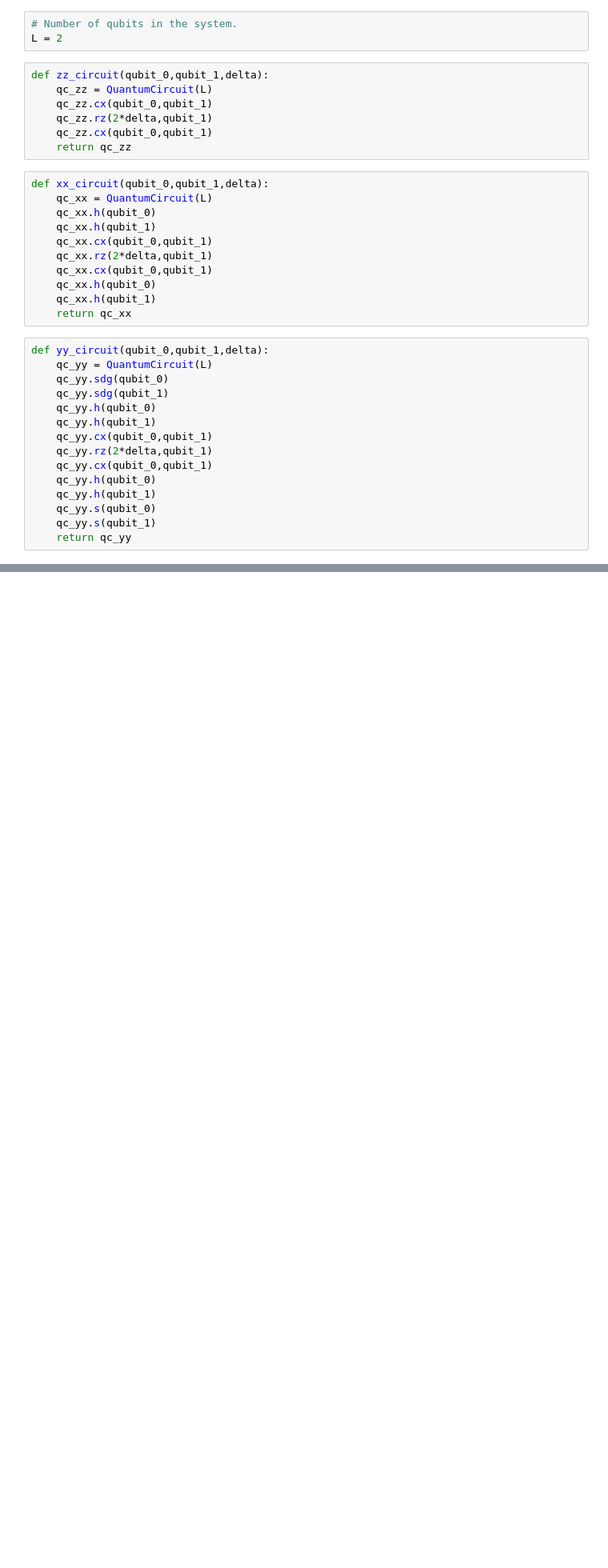
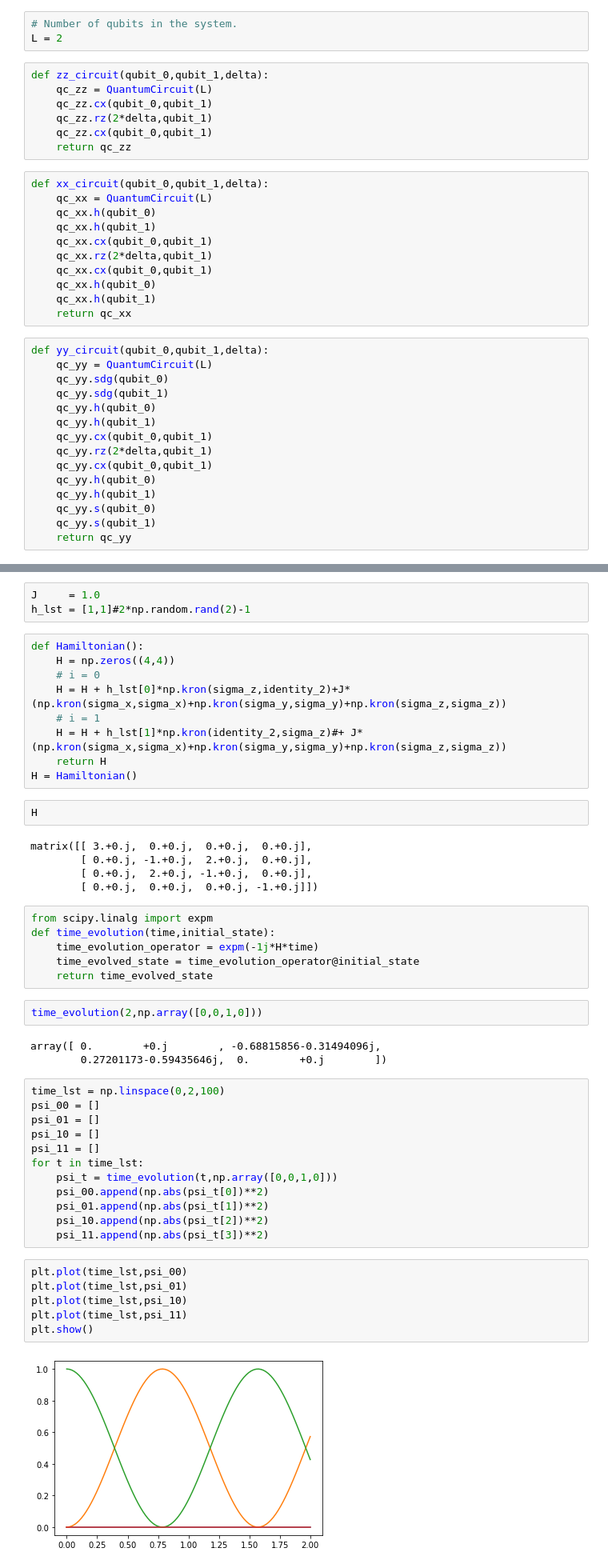
Before and after one commit to psasanka1729/hamiltonian_evolution_heisenberg_model, a Jupyter notebook: Ising-model-simulation-plot.ipynb, the cells around one changed output, grey strips where cells are left out. Shown at 80% size. Cells and saved outputs as stored; diff of their text form; blank space fills up the shorter version.

```diff
--- a/Ising-model-simulation-plot.ipynb
+++ b/Ising-model-simulation-plot.ipynb
@@ -158,0 +284,50 @@ answer
+# %%
+J     = 1.0
+h_lst = [1,1]#2*np.random.rand(2)-1
+# %%
+def Hamiltonian():
+    H = np.zeros((4,4))
+    # i = 0
+    H = H + h_lst[0]*np.kron(sigma_z,identity_2)+J*(np.kron(sigma_x,sigma_x)+np.kron(sigma_y,sigma_y)+np.kron(sigma_z,sigma_z))
+    # i = 1
+    H = H + h_lst[1]*np.kron(identity_2,sigma_z)#+ J*(np.kron(sigma_x,sigma_x)+np.kron(sigma_y,sigma_y)+np.kron(sigma_z,sigma_z))
+    return H
+H = Hamiltonian()
+# %%
+H
+# %% [output]
+matrix([[ 3.+0.j,  0.+0.j,  0.+0.j,  0.+0.j],
+        [ 0.+0.j, -1.+0.j,  2.+0.j,  0.+0.j],
+        [ 0.+0.j,  2.+0.j, -1.+0.j,  0.+0.j],
+        [ 0.+0.j,  0.+0.j,  0.+0.j, -1.+0.j]])
+# %%
+from scipy.linalg import expm
+def time_evolution(time,initial_state):
+    time_evolution_operator = expm(-1j*H*time)
+    time_evolved_state = time_evolution_operator@initial_state
+    return time_evolved_state
+# %%
+time_evolution(2,np.array([0,0,1,0]))
+# %% [output]
+array([ 0.        +0.j        , -0.68815856-0.31494096j,
+        0.27201173-0.59435646j,  0.        +0.j        ])
+# %%
+time_lst = np.linspace(0,2,100)
+psi_00 = []
+psi_01 = []
+psi_10 = []
+psi_11 = []
+for t in time_lst:
+    psi_t = time_evolution(t,np.array([0,0,1,0]))
+    psi_00.append(np.abs(psi_t[0])**2)
+    psi_01.append(np.abs(psi_t[1])**2)
+    psi_10.append(np.abs(psi_t[2])**2)
+    psi_11.append(np.abs(psi_t[3])**2)
+# %%
+plt.plot(time_lst,psi_00)
+plt.plot(time_lst,psi_01)
+plt.plot(time_lst,psi_10)
+plt.plot(time_lst,psi_11)
+plt.show()
+# %% [output]
+[figure, added]
```
Also changed, not shown: parts of 20 cells of this notebook.
